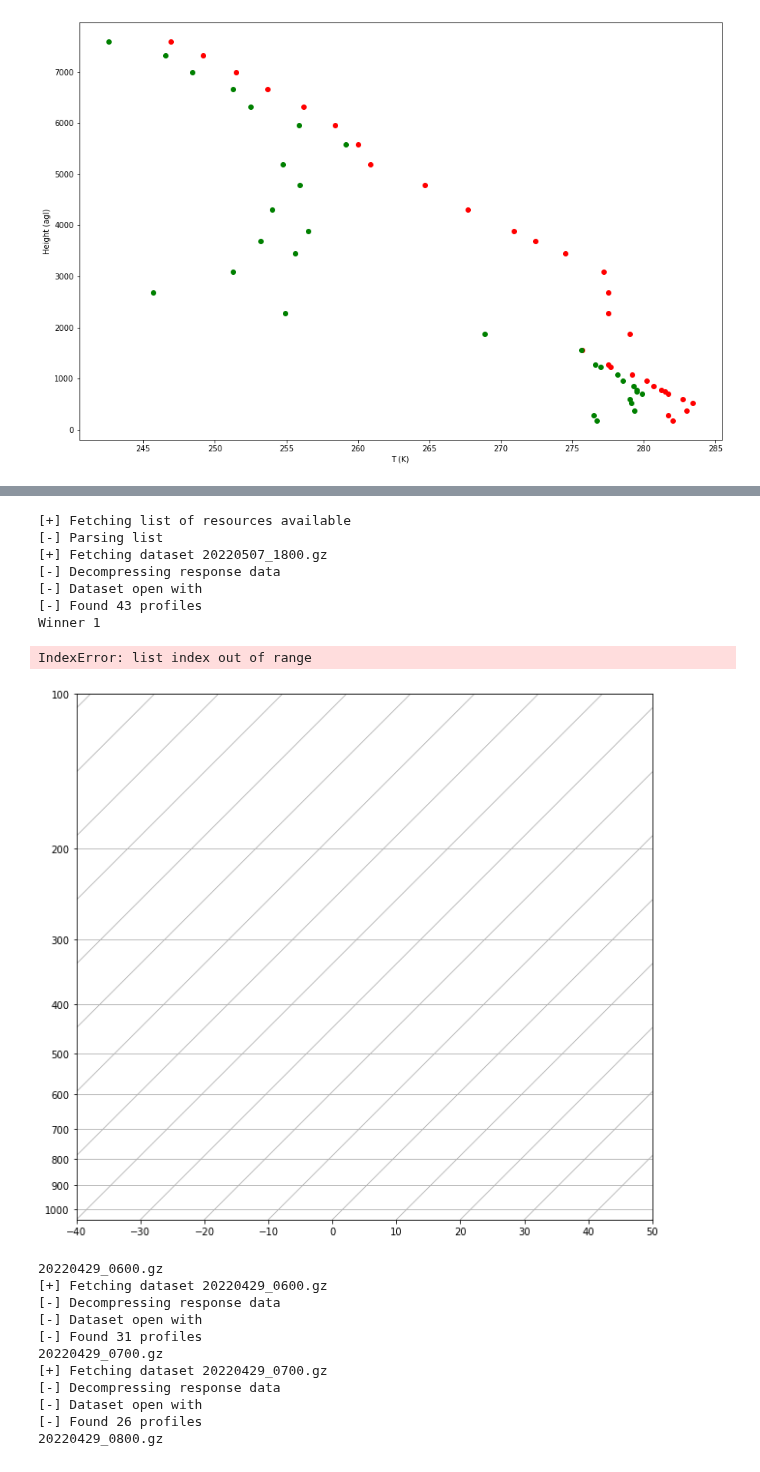
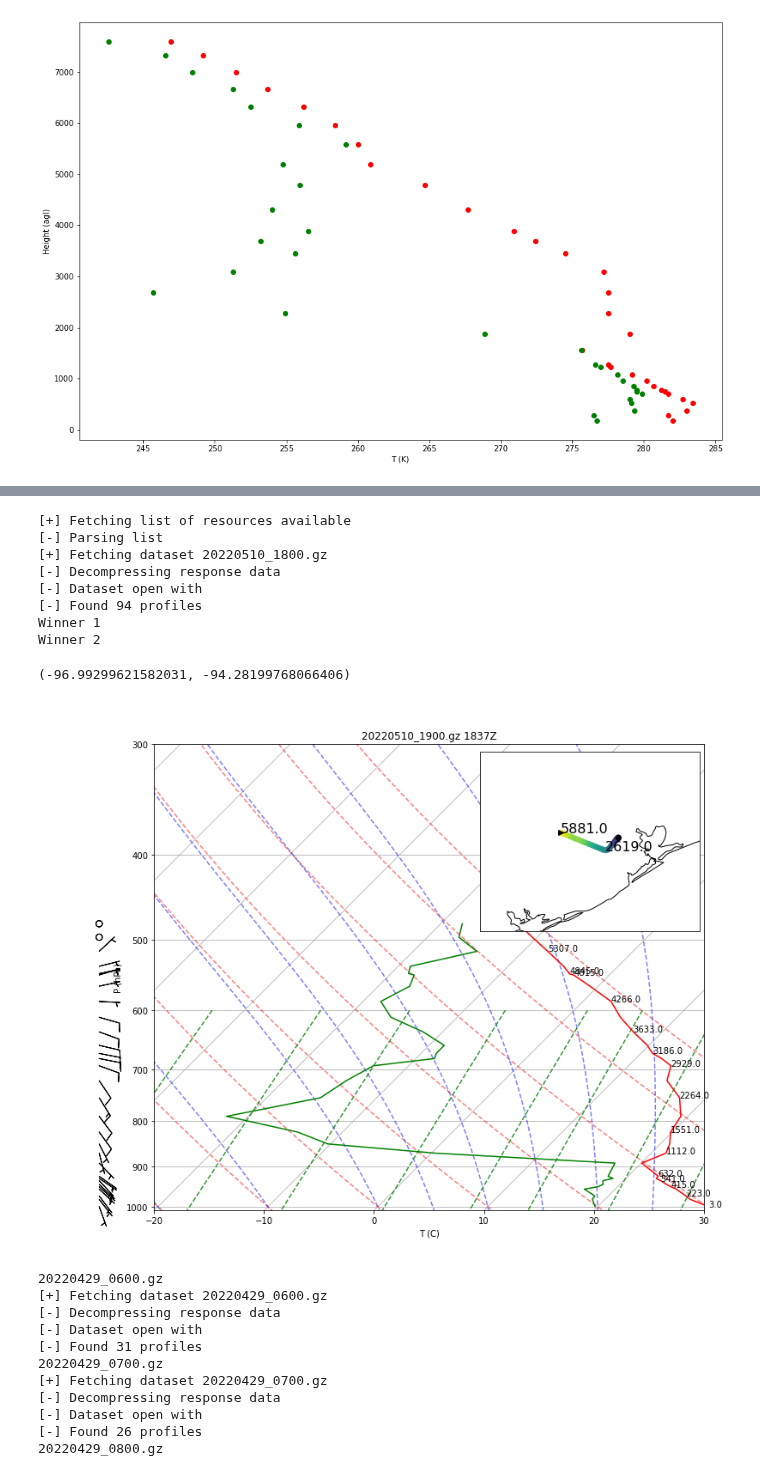
Before and after one commit to scollis/notebooks, a Jupyter notebook: read AMDAR.ipynb, the cells around one changed output, grey strips where cells are left out. Saved outputs shown, nothing was run; the diff lists cells and outputs as text; code cells hidden in the pictures.

```diff
--- a/read AMDAR.ipynb
+++ b/read AMDAR.ipynb
@@ -67,7 +67,7 @@ Text(0, 0.5, 'Height (agl)')
 [figure]
 # %%
 datasets = acars.getAvailableDatasets()
-allap = acars.processDataSet(acars.getDataSet(datasets[-1]), debug=False, passthrough=True)
+allap = acars.processDataSet(acars.getDataSet(datasets[-2]), debug=False, passthrough=True)
 i=0
 midway = []
 for this_amdar in allap:
@@ -77,7 +77,7 @@ for this_amdar in allap:
         i+=1
         print('Winner', i)
 
-n = -1
+n = -2
 metpy.plots.SkewT
 fig=plt.figure(figsize=[15,10])
 
@@ -142,6 +142,6 @@ Winner 1
 # %%
 datasets = acars.getAvailableDatasets()
-allap = acars.processDataSet(acars.getDataSet(datasets[-1]), debug=False, passthrough=True)
+allap = acars.processDataSet(acars.getDataSet(datasets[-2]), debug=False, passthrough=True)
 i=0
 midway = []
 for this_amdar in allap:
@@ -151,7 +151,7 @@ for this_amdar in allap:
         i+=1
         print('Winner', i)
 
-n = -3
+n = -1
 metpy.plots.SkewT
 fig=plt.figure(figsize=[15,10])
 
@@ -181,37 +181,38 @@ decimate = 2
 for pp, tt, hh in zip(p[::decimate], T[::decimate], midway[n]['z'][::decimate]):
     skew.ax.text(tt-273.15, pp/100.0, hh)
 
 plt.ylim([1010,300])
 plt.xlim([-20.,30.])
 
 axins = inset_axes(plt.gca(), width="40%", height="40%", loc="upper right",
                    axes_class=cartopy.mpl.geoaxes.GeoAxes,
                    axes_kwargs=dict(map_projection=cartopy.crs.PlateCarree()))
 #axins.plot(midway[n]['lon'], midway[n]['lat'], 'r-')
 mp = axins.scatter(midway[n]['lon'], midway[n]['lat'], c=midway[n]['z'])
 axins.add_feature(cartopy.feature.LAKES, zorder=0)
 axins.add_feature(cartopy.feature.STATES)
 #axcb = inset_axes(plt.gca(), width="10%", height="40%", loc="upper right")
 #plt.colorbar(mappable=mp, cax=axcb)
 plt.plot(midway[n]['lon'][0], midway[n]['lat'][0], 'ko')
 half = int(len(midway[n]['lon'])/2.)
 
 plt.text(midway[n]['lon'][-1], midway[n]['lat'][-1], str(midway[n]['z'][-1]), fontsize=16)
 plt.text(midway[n]['lon'][half], midway[n]['lat'][half], str(midway[n]['z'][half]), fontsize=16)
 
 plt.plot(midway[n]['lon'][-1], midway[n]['lat'][-1], 'k>')
 plt.ylim([midway[n]['lat'].min()-1.,midway[n]['lat'].max()+1.])
 plt.xlim([midway[n]['lon'].min()-1.,midway[n]['lon'].max()+1.])
 # %% [output]
 [+] Fetching list of resources available
 [-] Parsing list
-[+] Fetching dataset 20220507_1800.gz
+[+] Fetching dataset 20220510_1800.gz
 [-] Decompressing response data
 [-] Dataset open with
-[-] Found 43 profiles
+[-] Found 94 profiles
 Winner 1
+Winner 2
-IndexError: list index out of range
+(-96.99299621582031, -94.28199768066406)
-[figure, old version]
+[figure, new version]
 # %%
 #Get all Midway soundings
 i=0
```
Also changed, not shown: parts of 1 cell of this notebook.
